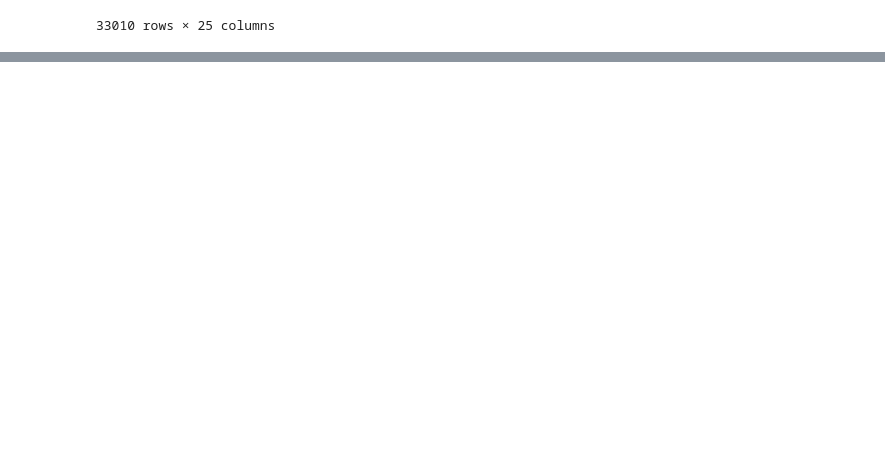
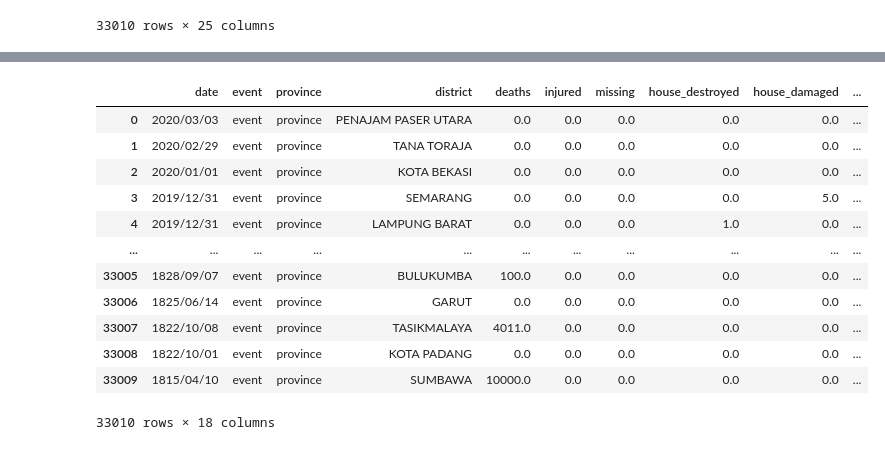
Before and after one commit to alifsuss/DisasterDataIndonesia, a Jupyter notebook: Disaster.ipynb, the cells around one changed output, grey strips where cells are left out. Drawn from its saved outputs; the diff is of its cells as text; code cells hidden in the pictures; blank space fills up the shorter version.

Commit message:
tyding up the data

```diff
--- a/Disaster.ipynb
+++ b/Disaster.ipynb
@@ -250,0 +267,50 @@ df.to_csv('IndonesiaDisasterData.csv')
+# %%
+#convert the date to date type
+df["date"] = pd.to_datetime(df["date"])
+# %%
+#define categorical and numerical columns
+categorical = ['event','province']
+numerical = ['deaths', 'injured', 'missing', 'house_destroyed', 'house_damaged'
+             , 'directly_affected', 'indirectly_affected','evacuated', 'losses_local'
+             , 'education_center', 'hospitals', 'crops_damageHa', 'road_damage_M']
+# %%
+#convert the categorical and numerical columns to what they really are
+df[categorical] = pd.Categorical(df[categorical])
+df[numerical] = df[numerical].apply(pd.to_numeric, errors='coerce').fillna(0)
+# %%
+# delete the location, sub_district, losses USD, cattle Loss, GLIDE Num, comments and relocated
+
+disaster_data = df[['date'
+                    ,'event'
+                    ,'province'
+                    ,'district'
+                    ,'deaths'
+                    ,'injured'
+                    ,'missing'
+                    ,'house_destroyed'
+                    ,'house_damaged'
+                    ,'directly_affected'
+                    ,'indirectly_affected'
+                    ,'relocated'
+                    ,'evacuated'
+                    ,'losses_local'
+                    ,'education_center'
+                    ,'hospitals'
+                    ,'crops_damageHa'
+                    ,'road_damage_M']].sort_values(by='date', ascending = False).reset_index(drop=True)
+# %%
+disaster_data
+# %% [output]
+|  | date | event | province | district | deaths | injured | missing | house_destroyed | house_damaged | ... |
+| 0 | 2020/03/03 | event | province | PENAJAM PASER UTARA | 0.0 | 0.0 | 0.0 | 0.0 | 0.0 | ... |
+| 1 | 2020/02/29 | event | province | TANA TORAJA | 0.0 | 0.0 | 0.0 | 0.0 | 0.0 | ... |
+| 2 | 2020/01/01 | event | province | KOTA BEKASI | 0.0 | 0.0 | 0.0 | 0.0 | 0.0 | ... |
+| 3 | 2019/12/31 | event | province | SEMARANG | 0.0 | 0.0 | 0.0 | 0.0 | 5.0 | ... |
+| 4 | 2019/12/31 | event | province | LAMPUNG BARAT | 0.0 | 0.0 | 0.0 | 1.0 | 0.0 | ... |
+| ... | ... | ... | ... | ... | ... | ... | ... | ... | ... | ... |
+| 33005 | 1828/09/07 | event | province | BULUKUMBA | 100.0 | 0.0 | 0.0 | 0.0 | 0.0 | ... |
+| 33006 | 1825/06/14 | event | province | GARUT | 0.0 | 0.0 | 0.0 | 0.0 | 0.0 | ... |
+| 33007 | 1822/10/08 | event | province | TASIKMALAYA | 4011.0 | 0.0 | 0.0 | 0.0 | 0.0 | ... |
+| 33008 | 1822/10/01 | event | province | KOTA PADANG | 0.0 | 0.0 | 0.0 | 0.0 | 0.0 | ... |
+| 33009 | 1815/04/10 | event | province | SUMBAWA | 10000.0 | 0.0 | 0.0 | 0.0 | 0.0 | ... |
+33010 rows × 18 columns
```
Also changed, not shown: parts of 1 cell of this notebook, 1 other file.
